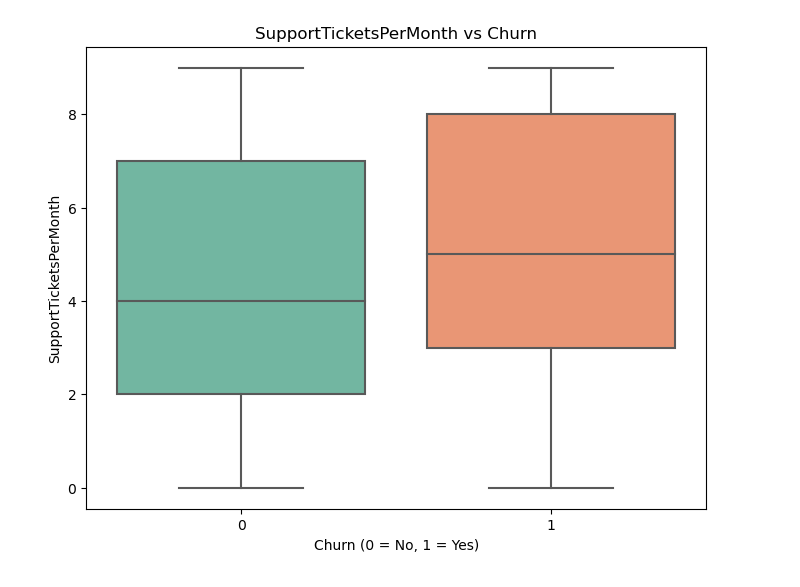
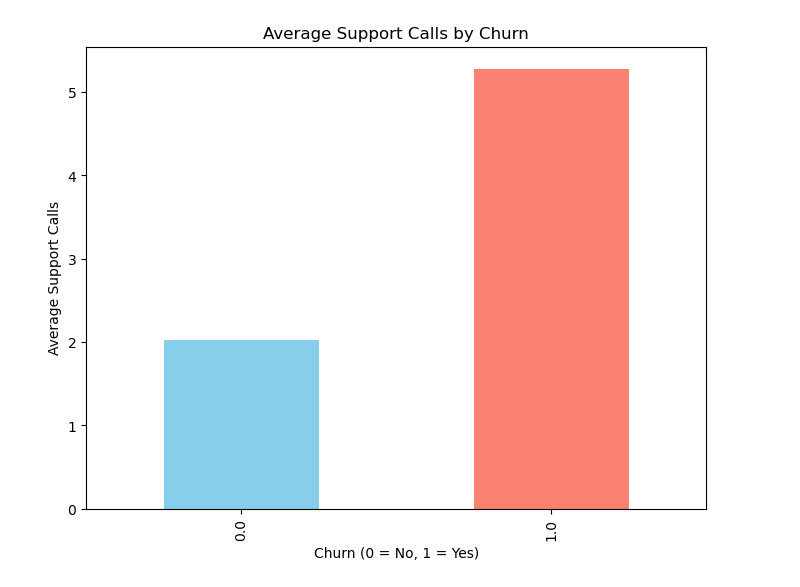
Before and after one commit to mdemayo/cuddly-octo-lamp, a Jupyter notebook: visualization.ipynb, the cells around one changed output. Drawn from its saved outputs; the diff is of its cells as text; code cells hidden in the pictures.

Commit message:
added some extra visualization

```diff
--- a/visualization.ipynb
+++ b/visualization.ipynb
@@ -7,3 +5,8 @@ df = pd.read_csv('customer_churn_dataset-testing-master.csv')
+# %%
+df1 = pd.read_csv('customer_churn_dataset-training-master.csv')
+df2 = pd.read_csv('customer_churn_dataset-testing-master.csv')
+dfs = [df1, df2]
+df = pd.concat(dfs)
 # %%
 df
 # %% [output]
@@ -82,9 +84,11 @@ plt.show()
 # %%
+churn_means = df.groupby('Churn')['Support Calls'].mean()
+
 plt.figure(figsize=(8, 6))
-sns.boxplot(x='Churn', y='SupportTicketsPerMonth', data=df, palette='Set2')
-plt.title('SupportTicketsPerMonth vs Churn')
+churn_means.plot(kind='bar', color=['skyblue', 'salmon'])
+plt.title('Average Support Calls by Churn')
 plt.xlabel('Churn (0 = No, 1 = Yes)')
-plt.ylabel('SupportTicketsPerMonth')
+plt.ylabel('Average Support Calls')
 plt.show()
 # %% [output]
-[figure, old version]
+[figure, new version]
```
Also changed, not shown: parts of 15 cells of this notebook, 4 other files.
